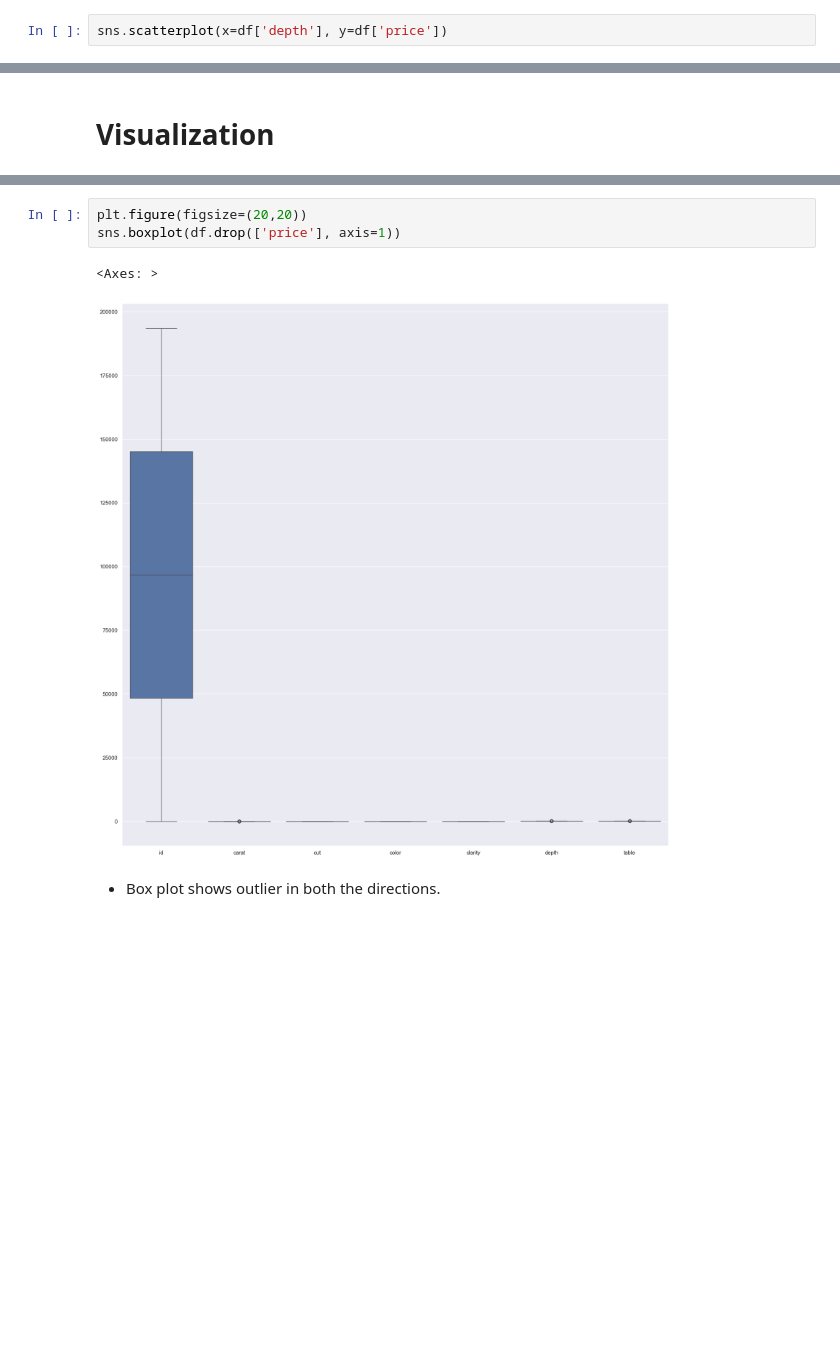
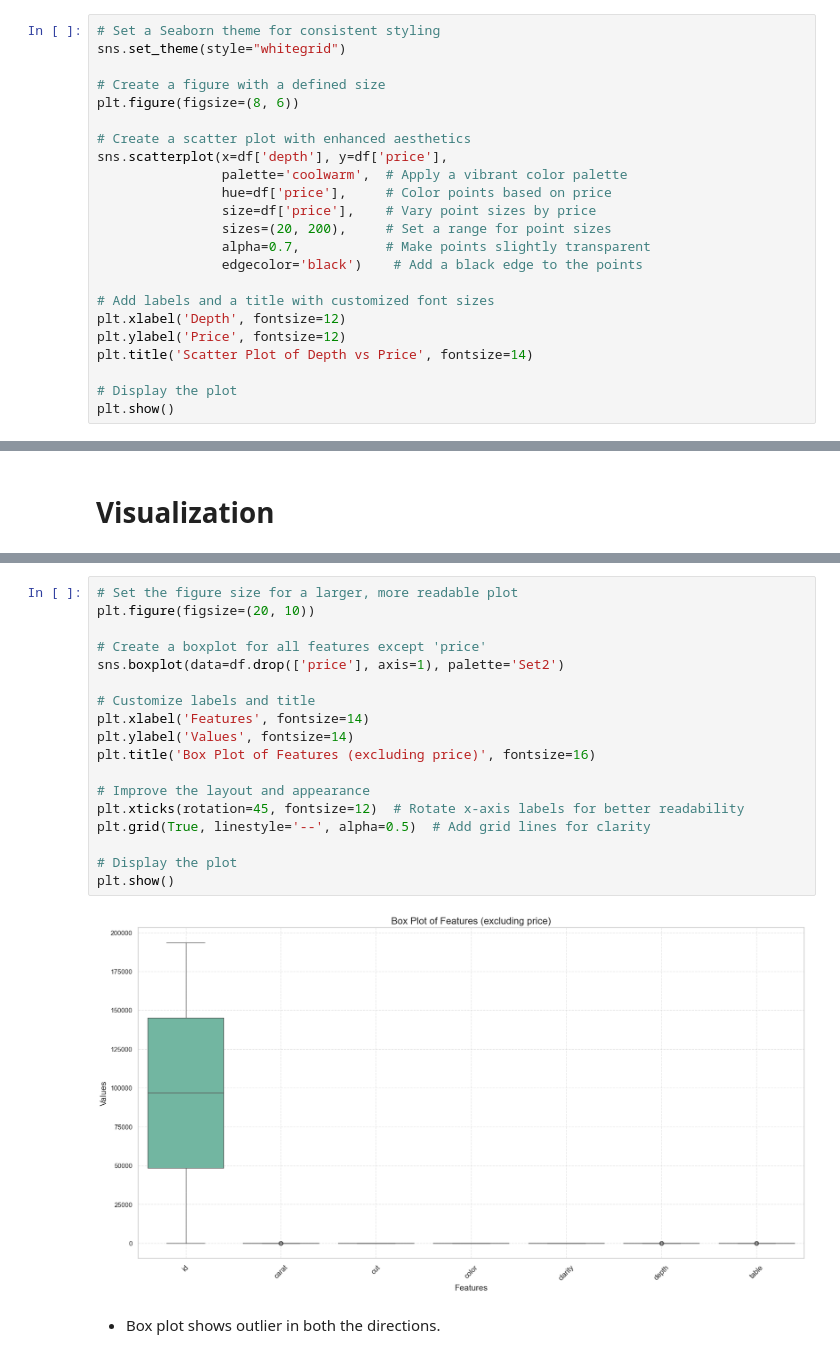
Before and after one commit to Syed-Mansoor/first, a Jupyter notebook: notebook/EDA and Model Training.ipynb, the cells around one changed output, grey strips where cells are left out. Saved outputs shown, nothing was run; the diff lists cells and outputs as text; blank space fills up the shorter version.

```diff
--- a/notebook/EDA and Model Training.ipynb
+++ b/notebook/EDA and Model Training.ipynb
@@ -262,5 +263,26 @@ plt.show()
 # %% [markdown]
 - It indicates that there are extreme values or observations that deviate significantly from the central tendency of the data in both the positive and negative directions.
 # %%
-sns.scatterplot(x=df['depth'], y=df['price'])
+# Set a Seaborn theme for consistent styling
+sns.set_theme(style="whitegrid")
+
+# Create a figure with a defined size
+plt.figure(figsize=(8, 6))
+
+# Create a scatter plot with enhanced aesthetics
+sns.scatterplot(x=df['depth'], y=df['price'],
+                palette='coolwarm',  # Apply a vibrant color palette
+                hue=df['price'],     # Color points based on price
+                size=df['price'],    # Vary point sizes by price
+                sizes=(20, 200),     # Set a range for point sizes
+                alpha=0.7,           # Make points slightly transparent
+                edgecolor='black')    # Add a black edge to the points
+
+# Add labels and a title with customized font sizes
+plt.xlabel('Depth', fontsize=12)
+plt.ylabel('Price', fontsize=12)
+plt.title('Scatter Plot of Depth vs Price', fontsize=14)
+
+# Display the plot
+plt.show()
 # %% [output]
@@ -309,9 +344,23 @@ for i in feature:
 # %%
-plt.figure(figsize=(20,20))
-sns.boxplot(df.drop(['price'], axis=1))
+# Set the figure size for a larger, more readable plot
+plt.figure(figsize=(20, 10))
+
+# Create a boxplot for all features except 'price'
+sns.boxplot(data=df.drop(['price'], axis=1), palette='Set2')
+
+# Customize labels and title
+plt.xlabel('Features', fontsize=14)
+plt.ylabel('Values', fontsize=14)
+plt.title('Box Plot of Features (excluding price)', fontsize=16)
+
+# Improve the layout and appearance
+plt.xticks(rotation=45, fontsize=12)  # Rotate x-axis labels for better readability
+plt.grid(True, linestyle='--', alpha=0.5)  # Add grid lines for clarity
+
+# Display the plot
+plt.show()
 # %% [output]
-<Axes: >
-[figure, old version]
+[figure, new version]
 # %% [markdown]
 - Box plot shows outlier in both the directions.
 # %%
```
Also changed, not shown: parts of 13 cells of this notebook.
